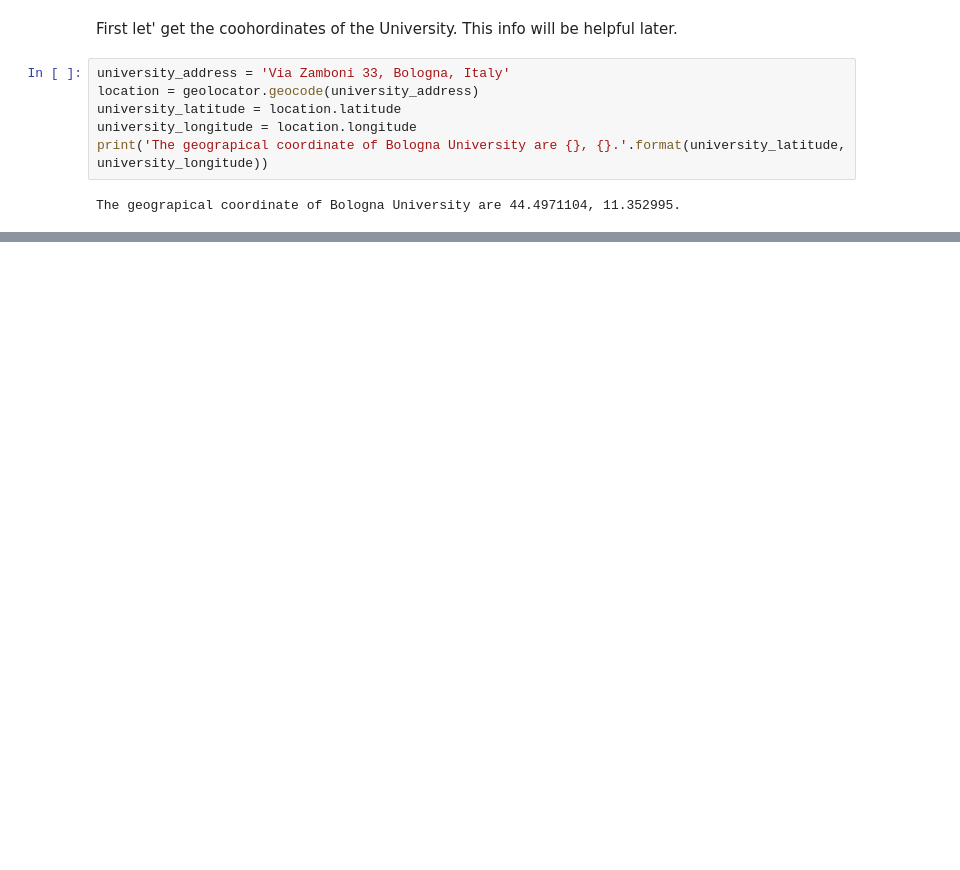
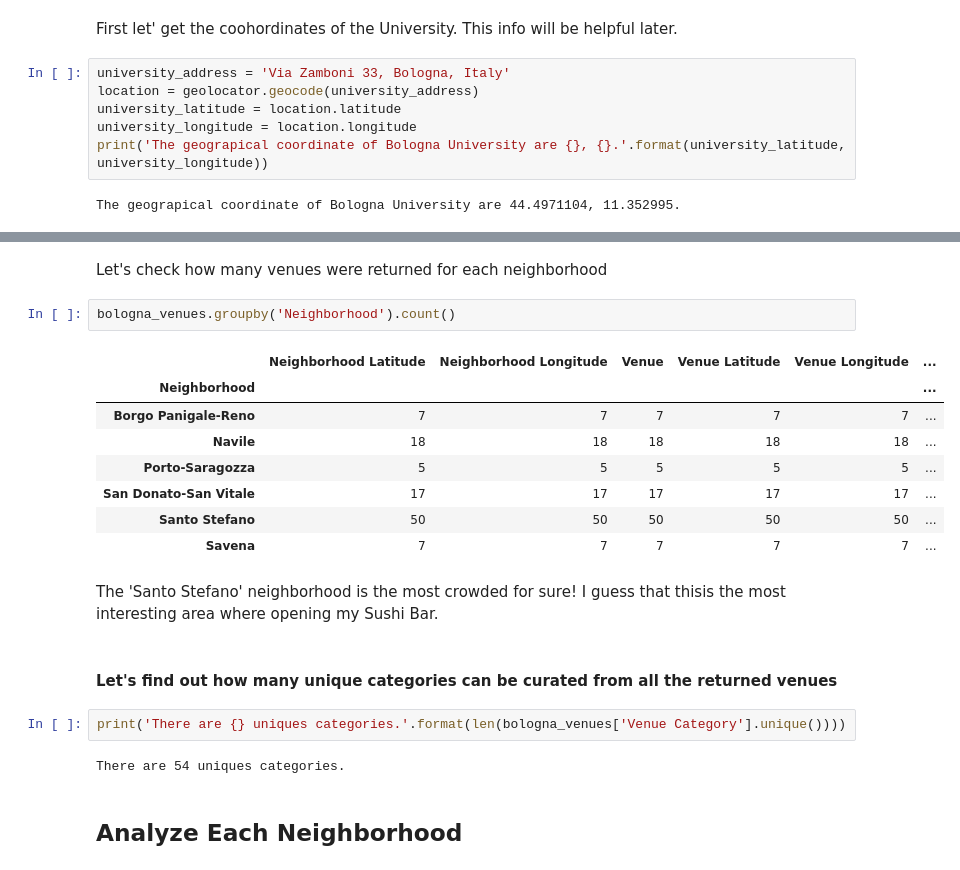
Before and after one commit to fabioantonini/Applied-Data-Science-Coursera-Capstone, a Jupyter notebook: Applied Data Science Capstone.ipynb, the cells around one changed output, grey strips where cells are left out. Cells and saved outputs as stored; diff of their text form; blank space fills up the shorter version.

```diff
--- a/Applied Data Science Capstone.ipynb
+++ b/Applied Data Science Capstone.ipynb
@@ -287,0 +465,23 @@ map_bologna
+# %% [markdown]
+Let's check how many venues were returned for each neighborhood
+# %%
+bologna_venues.groupby('Neighborhood').count()
+# %% [output]
+|  | Neighborhood Latitude | Neighborhood Longitude | Venue | Venue Latitude | Venue Longitude | ... |
+| Neighborhood |  |  |  |  |  | ... |
+| Borgo Panigale-Reno | 7 | 7 | 7 | 7 | 7 | ... |
+| Navile | 18 | 18 | 18 | 18 | 18 | ... |
+| Porto-Saragozza | 5 | 5 | 5 | 5 | 5 | ... |
+| San Donato-San Vitale | 17 | 17 | 17 | 17 | 17 | ... |
+| Santo Stefano | 50 | 50 | 50 | 50 | 50 | ... |
+| Savena | 7 | 7 | 7 | 7 | 7 | ... |
+# %% [markdown]
+The 'Santo Stefano' neighborhood is the most crowded for sure! I guess that thisis the most interesting area where opening my Sushi Bar.
+# %% [markdown]
+#### Let's find out how many unique categories can be curated from all the returned venues
+# %%
+print('There are {} uniques categories.'.format(len(bologna_venues['Venue Category'].unique())))
+# %% [output]
+There are 54 uniques categories.
+# %% [markdown]
+## Analyze Each Neighborhood
```
Also changed, not shown: parts of 22 cells of this notebook.
